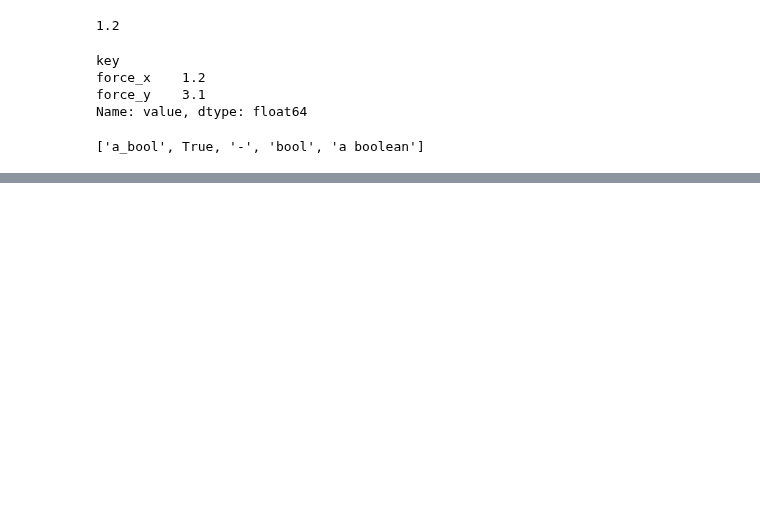
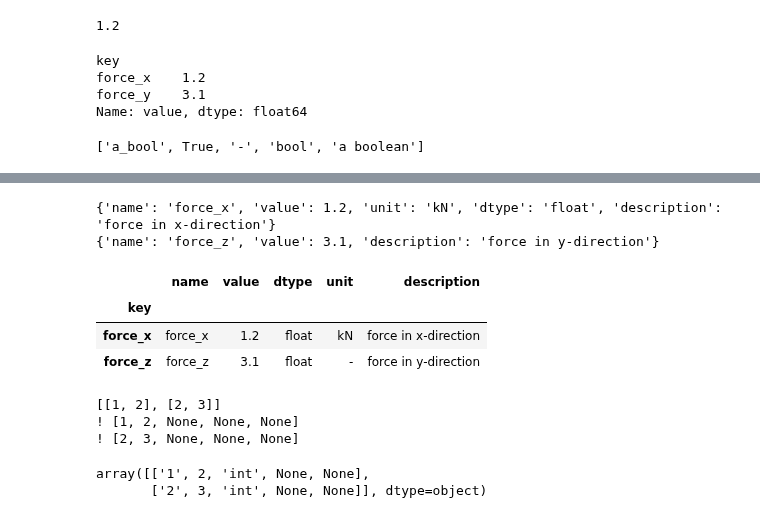
Before and after one commit to lepy/sdata, a Jupyter notebook: ipynb/sdata_metadata.ipynb, the cells around one changed output, grey strips where cells are left out. Cells and saved outputs as stored; diff of their text form; code cells hidden in the pictures; blank space fills up the shorter version.

```diff
--- a/ipynb/sdata_metadata.ipynb
+++ b/ipynb/sdata_metadata.ipynb
@@ -202,0 +281,28 @@ c.to_list()
+# %%
+md = m.from_dict({'force_x': {'name': 'force_x',
+  'value': 1.2,
+  'unit': 'kN',
+  'dtype': 'float',
+  'description': 'force in x-direction'},
+ 'force_y': {'name': 'force_y',
+  'value': 3.1,
+  'description': 'force in y-direction'},
+  'force_y': {'name': 'force_z',
+  'value': 3.1,
+  'description': 'force in y-direction'}})
+md.df
+# %% [output]
+{'name': 'force_x', 'value': 1.2, 'unit': 'kN', 'dtype': 'float', 'description': 'force in x-direction'}
+{'name': 'force_z', 'value': 3.1, 'description': 'force in y-direction'}
+|  | name | value | dtype | unit | description |
+| key |  |  |  |  |  |
+| force_x | force_x | 1.2 | float | kN | force in x-direction |
+| force_z | force_z | 3.1 | float | - | force in y-direction |
+# %%
+m.from_list([[1,2], [2,3]]).df.values
+# %% [output]
+[[1, 2], [2, 3]]
+! [1, 2, None, None, None]
+! [2, 3, None, None, None]
+array([['1', 2, 'int', None, None],
+       ['2', 3, 'int', None, None]], dtype=object)
```
Also changed, not shown: parts of 22 cells of this notebook, 2 other files.
